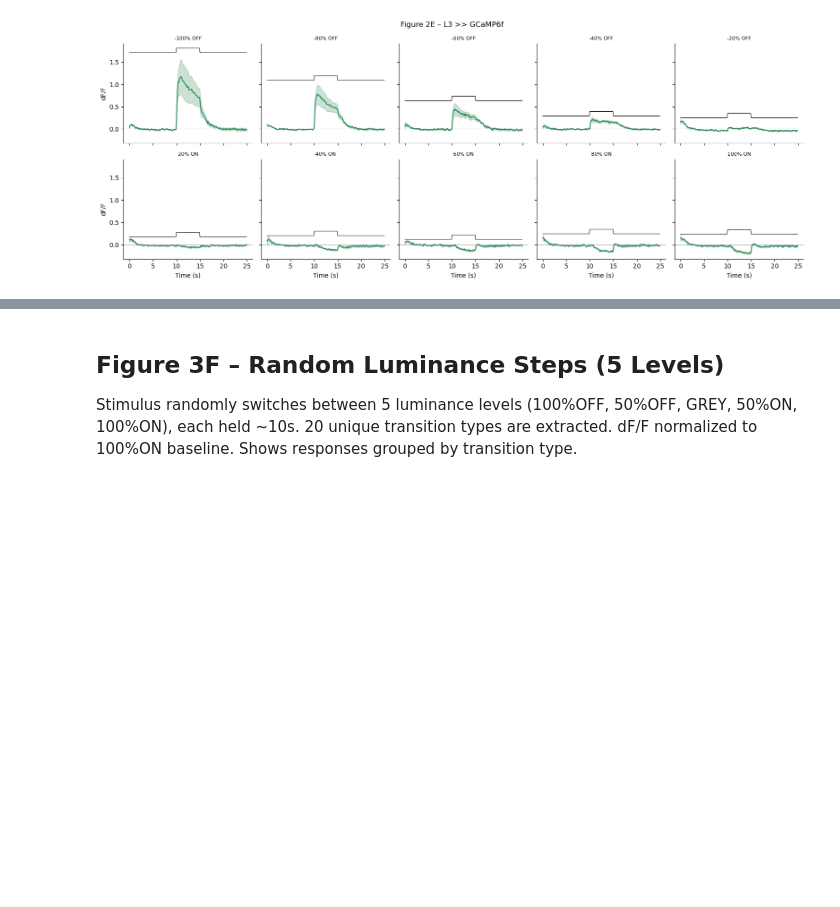
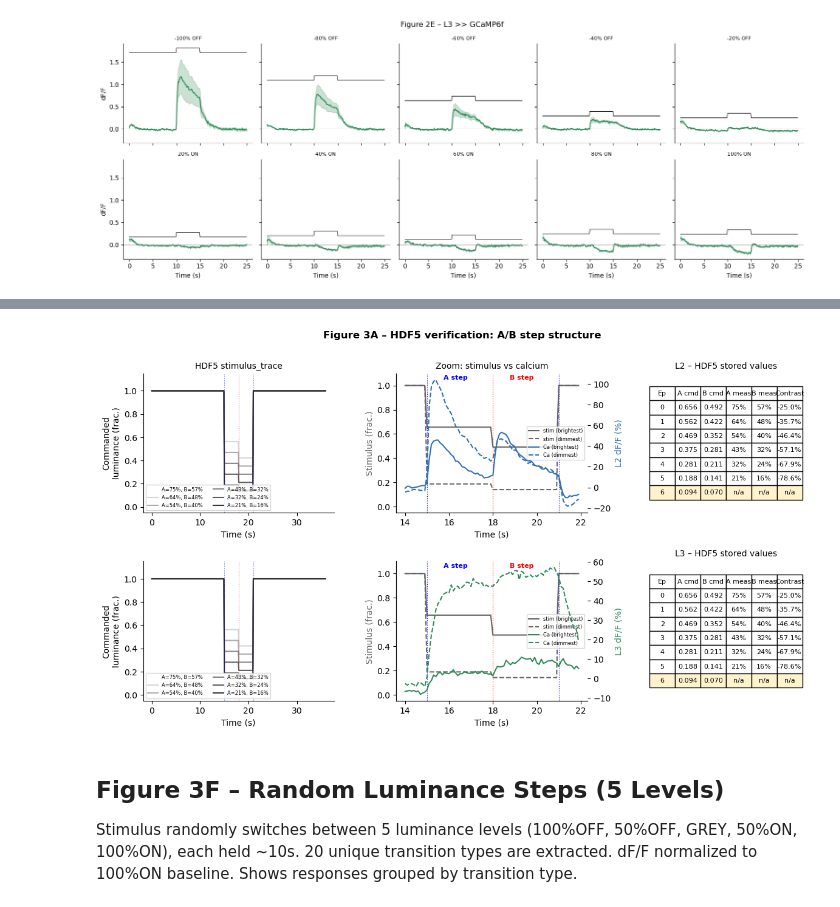
Before and after one commit to bachnguyenTE/KetkarSporar_2020_pydata, a Jupyter notebook: reproduce_figures.ipynb, the cells around one changed output, grey strips where cells are left out. Drawn from its saved outputs; the diff is of its cells as text; code cells hidden in the pictures; blank space fills up the shorter version.

```diff
--- a/reproduce_figures.ipynb
+++ b/reproduce_figures.ipynb
@@ -282,3 +329,99 @@ Loading L3...
+# %%
+# Read Figure 3A data back from HDF5 and verify A/B step structure
+with h5py.File(HDF5_PATH, "r") as f:
+    fig = plt.figure(figsize=(14, 7))
+    gs = fig.add_gridspec(2, 3, width_ratios=[1, 1, 0.8], hspace=0.35, wspace=0.35)
+
+    for row, cell_type in enumerate(["L2", "L3"]):
+        grp = f[f"fig3a_{cell_type}"]
+        stim = grp["stimulus_trace"][:]        # (7, 360)
+        gm = grp["per_fly/grand_mean"][:]      # (7, 360)
+        sem = grp["per_fly/sem"][:]             # (7, 360)
+        labels = [x.decode() if isinstance(x, bytes) else x
+                  for x in grp["epoch_labels"][:]]
+        t = grp["time"][:]
+        a_lum = grp.attrs["a_luminance_pct"]
+        b_lum = grp.attrs["b_luminance_pct"]
+
+        ct_color = "#3070B3" if cell_type == "L2" else "#2E8B57"
+
+        # --- Column 0: All 6 stimulus traces from HDF5 ---
+        ax = fig.add_subplot(gs[row, 0])
+        for ep in range(6):
+            gl = 1.0 - ep / 5 * 0.8
+            ax.plot(t, stim[ep], color=str(gl), linewidth=1.5,
+                    label=f"A={a_lum[ep]}%, B={b_lum[ep]}%")
+        ax.axvline(t[150], color="blue", ls=":", lw=0.8, alpha=0.6)
+        ax.axvline(t[180], color="red", ls=":", lw=0.8, alpha=0.6)
+        ax.axvline(t[210], color="blue", ls=":", lw=0.8, alpha=0.6)
+        ax.set_ylabel("Commanded\nluminance (frac.)")
+        ax.set_ylim(-0.05, 1.15)
+        ax.set_xlabel("Time (s)")
+        ax.legend(fontsize=6, loc="lower left", ncol=2)
+        if row == 0:
+            ax.set_title("HDF5 stimulus_trace", fontsize=10)
+
+        # --- Column 1: Zoom into flash (samples 140–220) with dual y-axes ---
+        ax = fig.add_subplot(gs[row, 1])
+        t_zoom = t[140:220]
+        # Stimulus on left axis
+        for ep, ls, lbl in [(0, "-", "brightest"), (5, "--", "dimmest")]:
+            ax.plot(t_zoom, stim[ep, 140:220], color="0.4", ls=ls, lw=1.5,
+                    label=f"stim ({lbl})")
+        ax.set_ylabel("Stimulus (frac.)", color="0.4")
+        ax.set_ylim(-0.05, 1.1)
+        ax.axvline(t[150], color="blue", ls=":", lw=0.8)
+        ax.axvline(t[180], color="red", ls=":", lw=0.8)
+        ax.axvline(t[210], color="blue", ls=":", lw=0.8)
+        ax.text(t[163], 1.05, "A step", color="blue", fontsize=8,
+                fontweight="bold", ha="center")
+        ax.text(t[193], 1.05, "B step", color="red", fontsize=8,
+                fontweight="bold", ha="center")
+        # Calcium on right axis
+        ax2 = ax.twinx()
+        for ep, ls, lbl in [(0, "-", "brightest"), (5, "--", "dimmest")]:
+            ax2.plot(t_zoom, gm[ep, 140:220] * 100, color=ct_color, ls=ls, lw=1.5,
+                     label=f"Ca ({lbl})")
+        ax2.set_ylabel(f"{cell_type} dF/F (%)", color=ct_color)
+        # Combined legend
+        h1, l1 = ax.get_legend_handles_labels()
+        h2, l2 = ax2.get_legend_handles_labels()
+        ax.legend(h1 + h2, l1 + l2, fontsize=6, loc="center right")
+        ax.set_xlabel("Time (s)")
+        if row == 0:
+            ax.set_title("Zoom: stimulus vs calcium", fontsize=10)
+
+        # --- Column 2: A/B values table ---
+        ax = fig.add_subplot(gs[row, 2])
+        ax.axis("off")
+        table_data = [["Ep", "A cmd", "B cmd", "A meas", "B meas", "Contrast"]]
+        for ep in range(7):
+            a_cmd = f"{stim[ep, 155]:.3f}"
+            b_cmd = f"{stim[ep, 185]:.3f}"
+            if ep < 6:
+                a_m = f"{a_lum[ep]}%"
+                b_m = f"{b_lum[ep]}%"
+                c_val = f"{grp.attrs['a_contrast_pct'][ep]:.1f}%"
+            else:
+                a_m = "n/a"
+                b_m = "n/a"
+                c_val = "n/a"
+            table_data.append([str(ep), a_cmd, b_cmd, a_m, b_m, c_val])
+        tbl = ax.table(cellText=table_data[1:], colLabels=table_data[0],
+                       loc="center", cellLoc="center")
+        tbl.auto_set_font_size(False)
+        tbl.set_fontsize(8)
+        tbl.scale(1.0, 1.4)
+        # Highlight epoch 6 row (not in paper)
+        for col_idx in range(6):
+            tbl[7, col_idx].set_facecolor("#fff3cd")
+        ax.set_title(f"{cell_type} – HDF5 stored values", fontsize=10)
+
+    fig.suptitle("Figure 3A – HDF5 verification: A/B step structure",
+                 fontsize=12, fontweight="bold")
+    plt.show()
+# %% [output]
+[figure, added]
 # %% [markdown]
 ## Figure 3F – Random Luminance Steps (5 Levels)
 
```
Also changed, not shown: parts of 4 cells of this notebook, 2 other files.
